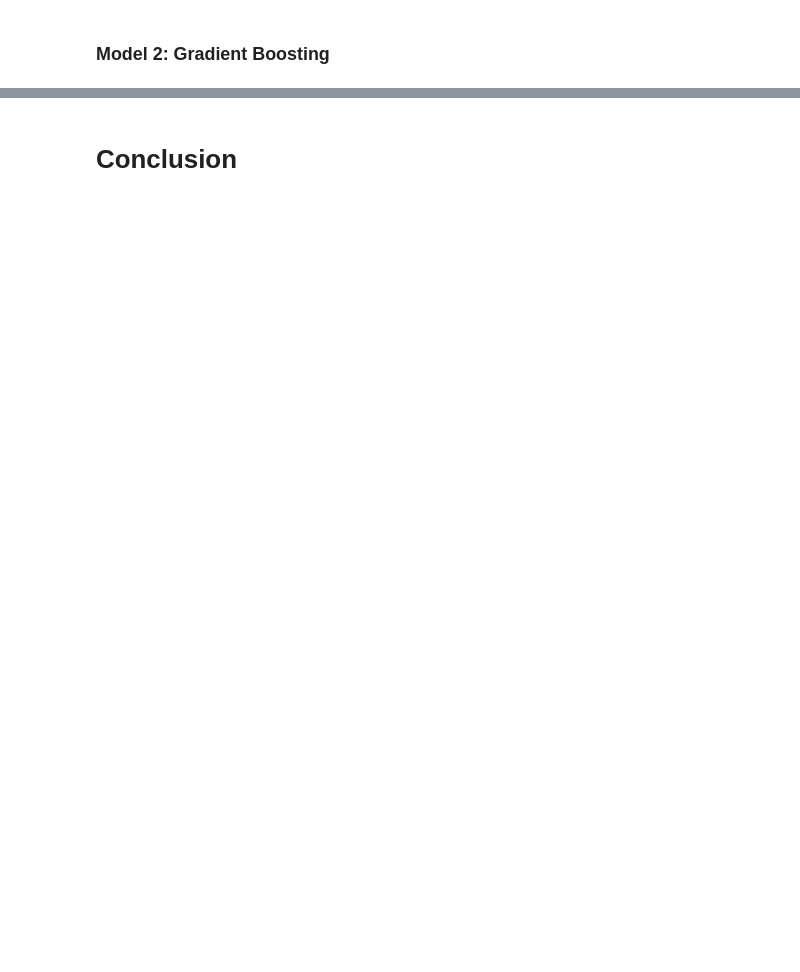
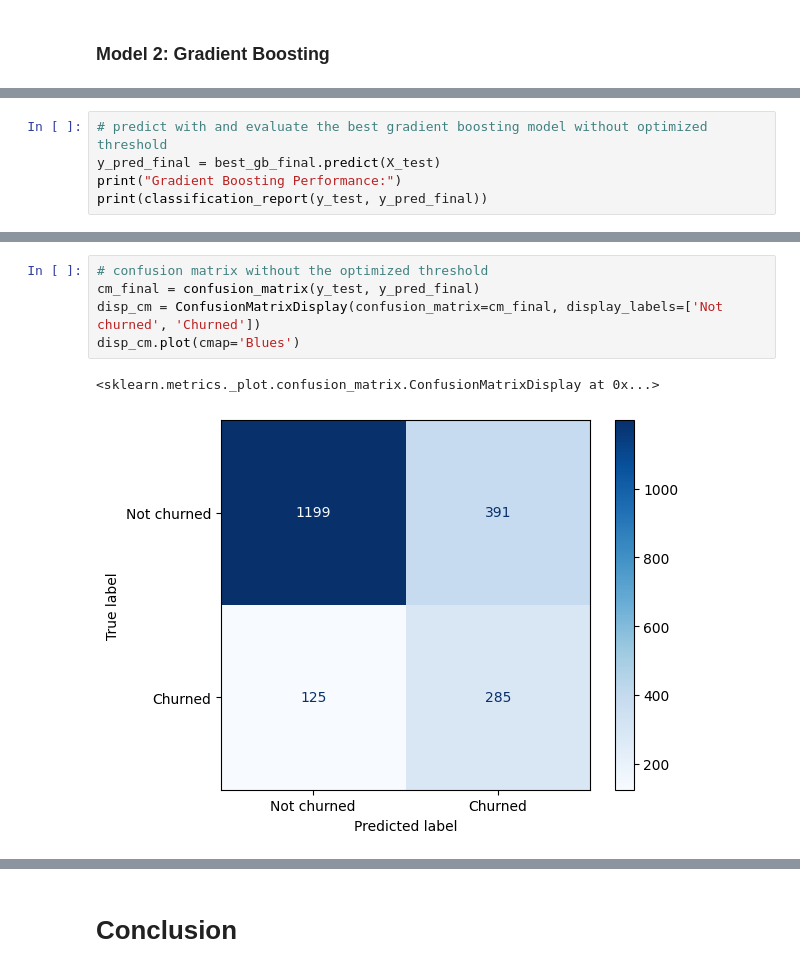
Before and after one commit to gogifemi/ds-bootcamp-projects, a Jupyter notebook: machine_learning_project/ML_project.ipynb, the cells around one changed output, grey strips where cells are left out. Cells and saved outputs as stored; diff of their text form; blank space fills up the shorter version.

```diff
--- a/machine_learning_project/ML_project.ipynb
+++ b/machine_learning_project/ML_project.ipynb
@@ -992,0 +1357,5 @@ __XGBoost:__
+# %%
+# predict with and evaluate the best gradient boosting model without optimized threshold
+y_pred_final = best_gb_final.predict(X_test)
+print("Gradient Boosting Performance:")
+print(classification_report(y_test, y_pred_final))
@@ -992,0 +1372,8 @@ __XGBoost:__
+# %%
+# confusion matrix without the optimized threshold
+cm_final = confusion_matrix(y_test, y_pred_final)
+disp_cm = ConfusionMatrixDisplay(confusion_matrix=cm_final, display_labels=['Not churned', 'Churned'])
+disp_cm.plot(cmap='Blues')
+# %% [output]
+<sklearn.metrics._plot.confusion_matrix.ConfusionMatrixDisplay at 0x...>
+[figure, added]
```
Also changed, not shown: parts of 59 cells of this notebook, 2 other files.
